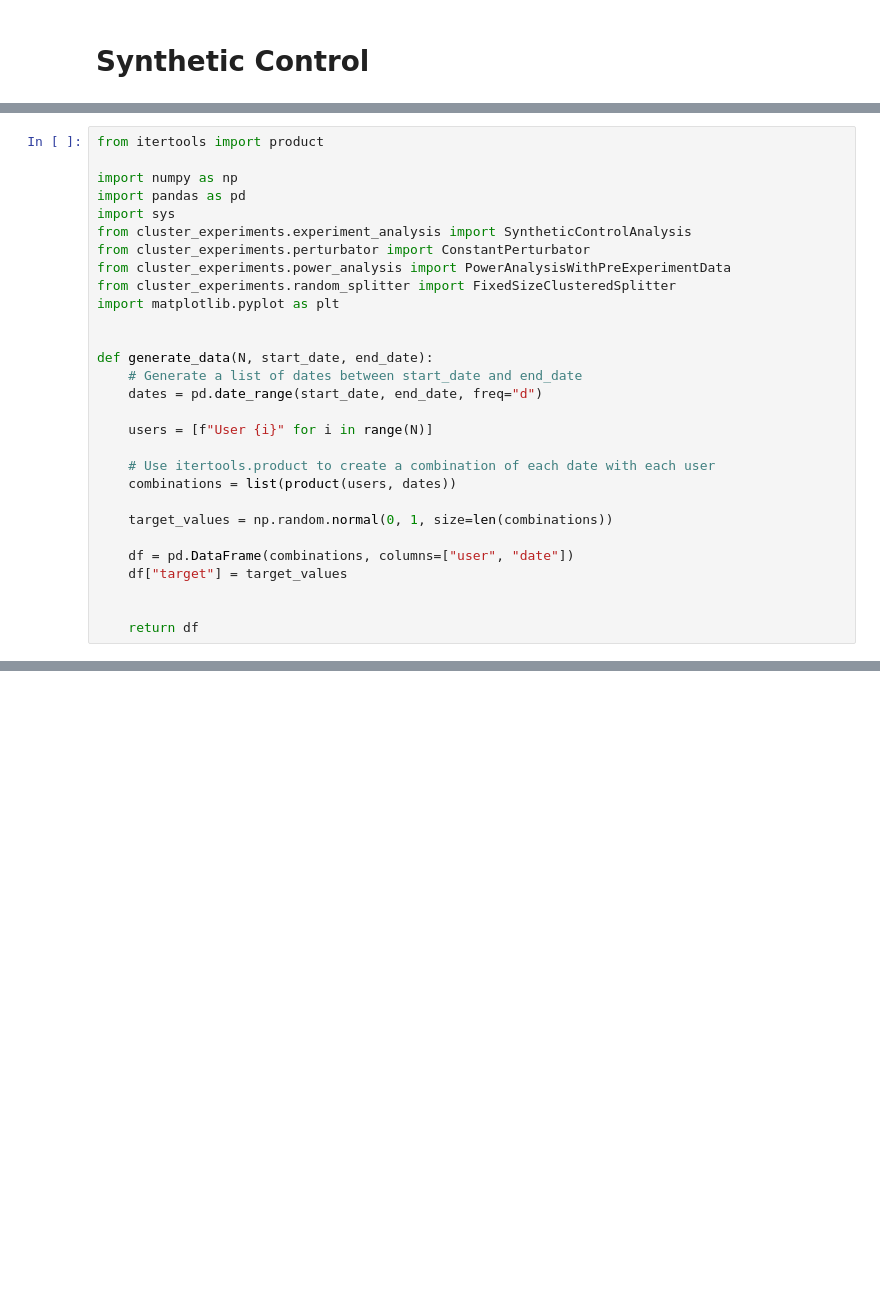
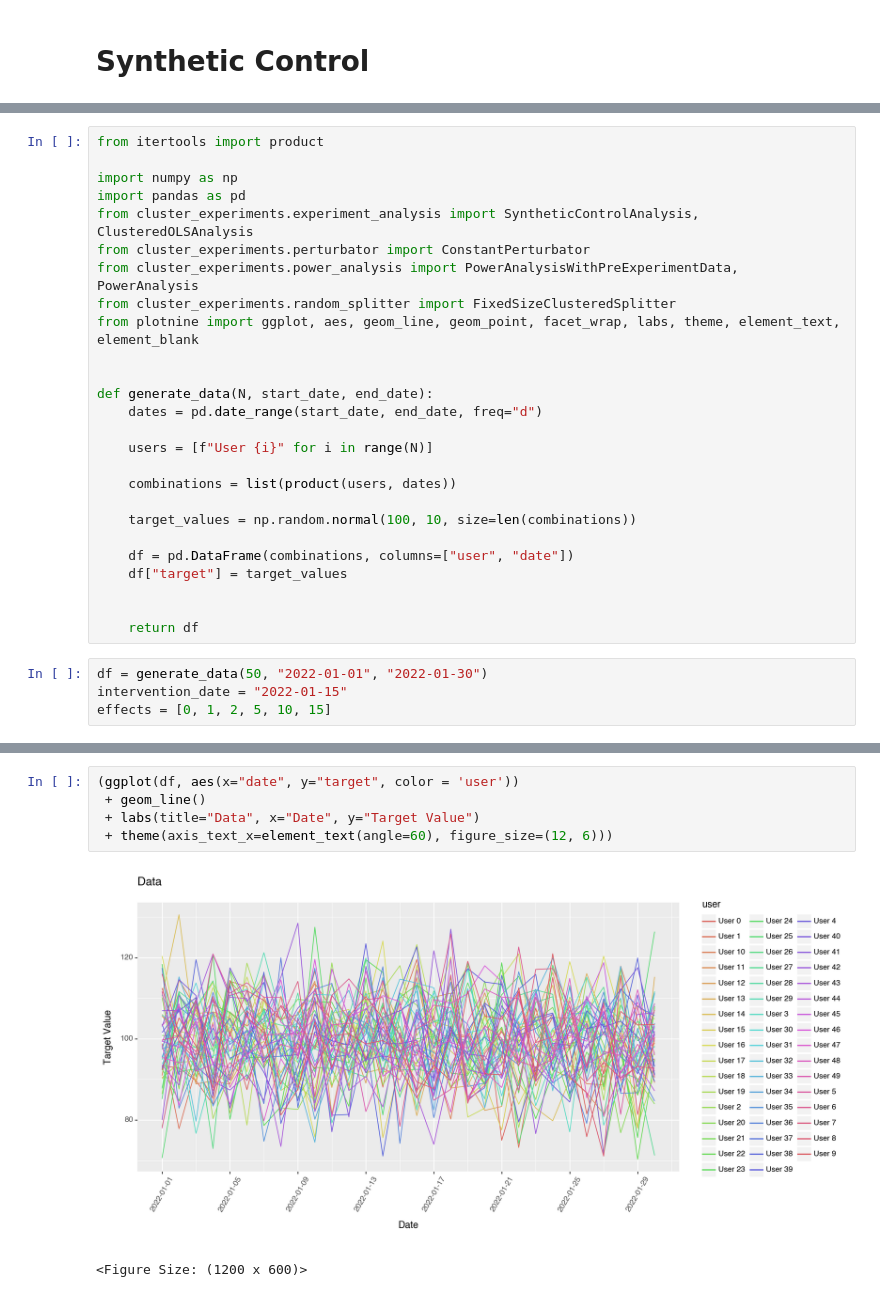
Before and after one commit to david26694/cluster-experiments, a Jupyter notebook: docs/synthetic_control.ipynb, the cells around one changed output, grey strips where cells are left out. Saved outputs shown, nothing was run; the diff lists cells and outputs as text; blank space fills up the shorter version.

```diff
--- a/docs/synthetic_control.ipynb
+++ b/docs/synthetic_control.ipynb
@@ -7,27 +9,28 @@ from itertools import product
 
 import numpy as np
 import pandas as pd
-import sys
-from cluster_experiments.experiment_analysis import SyntheticControlAnalysis
+from cluster_experiments.experiment_analysis import SyntheticControlAnalysis, ClusteredOLSAnalysis
 from cluster_experiments.perturbator import ConstantPerturbator
-from cluster_experiments.power_analysis import PowerAnalysisWithPreExperimentData
+from cluster_experiments.power_analysis import PowerAnalysisWithPreExperimentData, PowerAnalysis
 from cluster_experiments.random_splitter import FixedSizeClusteredSplitter
-import matplotlib.pyplot as plt
+from plotnine import ggplot, aes, geom_line, geom_point, facet_wrap, labs, theme, element_text, element_blank
 
 
 def generate_data(N, start_date, end_date):
-    # Generate a list of dates between start_date and end_date
     dates = pd.date_range(start_date, end_date, freq="d")
 
     users = [f"User {i}" for i in range(N)]
 
-    # Use itertools.product to create a combination of each date with each user
     combinations = list(product(users, dates))
 
-    target_values = np.random.normal(0, 1, size=len(combinations))
+    target_values = np.random.normal(100, 10, size=len(combinations))
 
     df = pd.DataFrame(combinations, columns=["user", "date"])
     df["target"] = target_values
 
 
     return df
+# %%
+df = generate_data(50, "2022-01-01", "2022-01-30")
+intervention_date = "2022-01-15"
+effects = [0, 1, 2, 5, 10, 15]
@@ -34 +42,9 @@ def generate_data(N, start_date, end_date):
+# %%
+(ggplot(df, aes(x="date", y="target", color = 'user'))
+ + geom_line()
+ + labs(title="Data", x="Date", y="Target Value")
+ + theme(axis_text_x=element_text(angle=60), figure_size=(12, 6)))
+# %% [output]
+[figure, added]
+<Figure Size: (1200 x 600)>
 # %%
```
Also changed, not shown: parts of 8 cells of this notebook, 3 other files.
